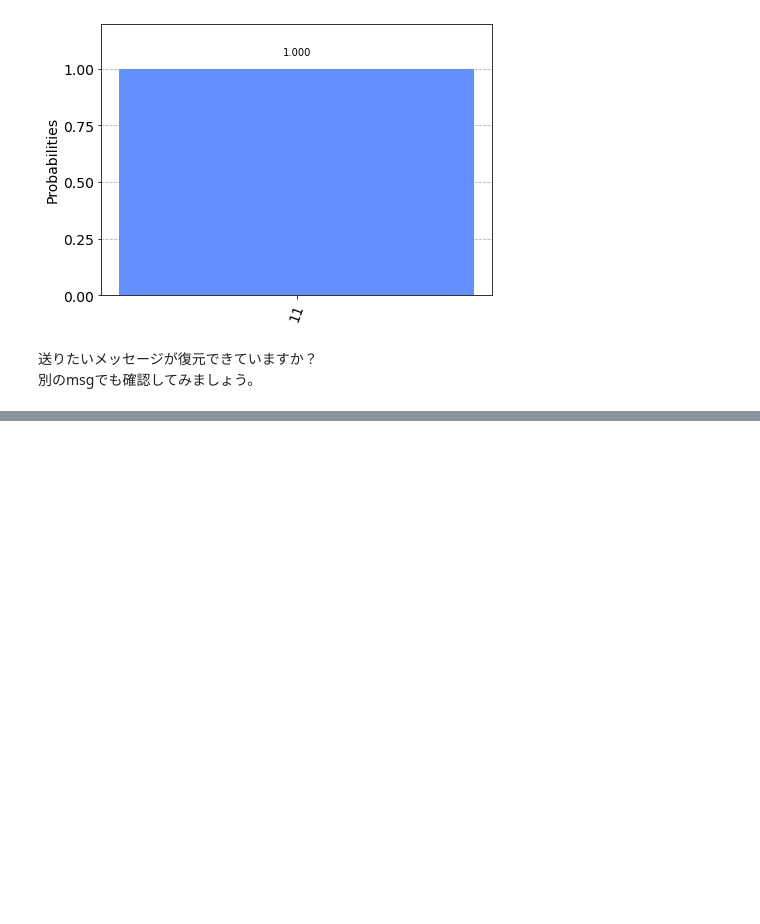
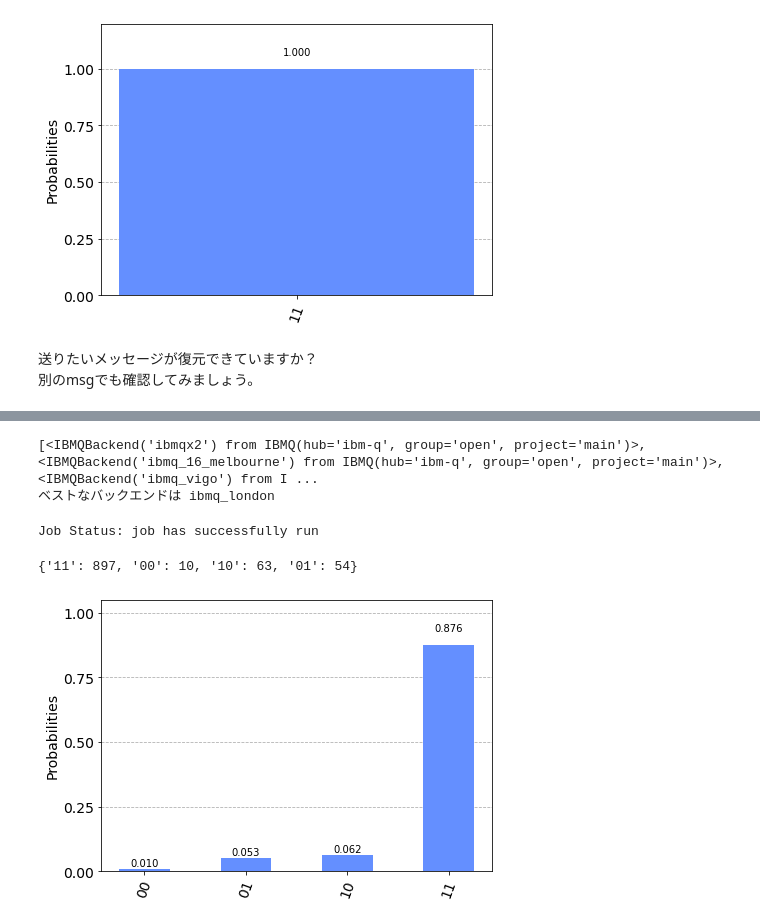
Before and after one commit to quantum-tokyo/qiskit-handson, a Jupyter notebook: teleportation/6_superdencecoding-a.ipynb, the cells around one changed output, grey strips where cells are left out. Cells and saved outputs as stored; diff of their text form; code cells hidden in the pictures; blank space fills up the shorter version.

```diff
--- a/teleportation/6_superdencecoding-a.ipynb
+++ b/teleportation/6_superdencecoding-a.ipynb
@@ -93,0 +102,5 @@ plot_histogram(sim_result.get_counts(qc))
+# %%
+# アカウント情報をロードして、使える量子デバイスを確認します
+IBMQ.load_account()
+provider = IBMQ.get_provider(hub='ibm-q')
+provider.backends()
@@ -93,0 +119,28 @@ plot_histogram(sim_result.get_counts(qc))
+# %%
+# 最もすいているバックエンドを選びます
+from qiskit.providers.ibmq import least_busy
+large_enough_devices = IBMQ.get_provider().backends(filters=lambda x: x.configuration().n_qubits > 3 and not x.configuration().simulator)
+print(large_enough_devices)
+real_backend = least_busy(large_enough_devices)
+
+print("ベストなバックエンドは " + real_backend.name())
+# %% [output]
+[<IBMQBackend('ibmqx2') from IBMQ(hub='ibm-q', group='open', project='main')>, <IBMQBackend('ibmq_16_melbourne') from IBMQ(hub='ibm-q', group='open', project='main')>, <IBMQBackend('ibmq_vigo') from I ...
+ベストなバックエンドは ibmq_london
+# %%
+# 上記のバックエンドで実行します
+job = execute(qc,real_backend)
+# %%
+# ジョブの実行状態を確認します
+from qiskit.tools.monitor import job_monitor
+job_monitor(job)
+# %% [output]
+Job Status: job has successfully run
+# %%
+# 結果を確認します
+real_result= job.result()
+print(real_result.get_counts(qc))
+plot_histogram(real_result.get_counts(qc))
+# %% [output]
+{'11': 897, '00': 10, '10': 63, '01': 54}
+[figure, added]
```
Also changed, not shown: parts of 4 cells of this notebook, 5 other files.
